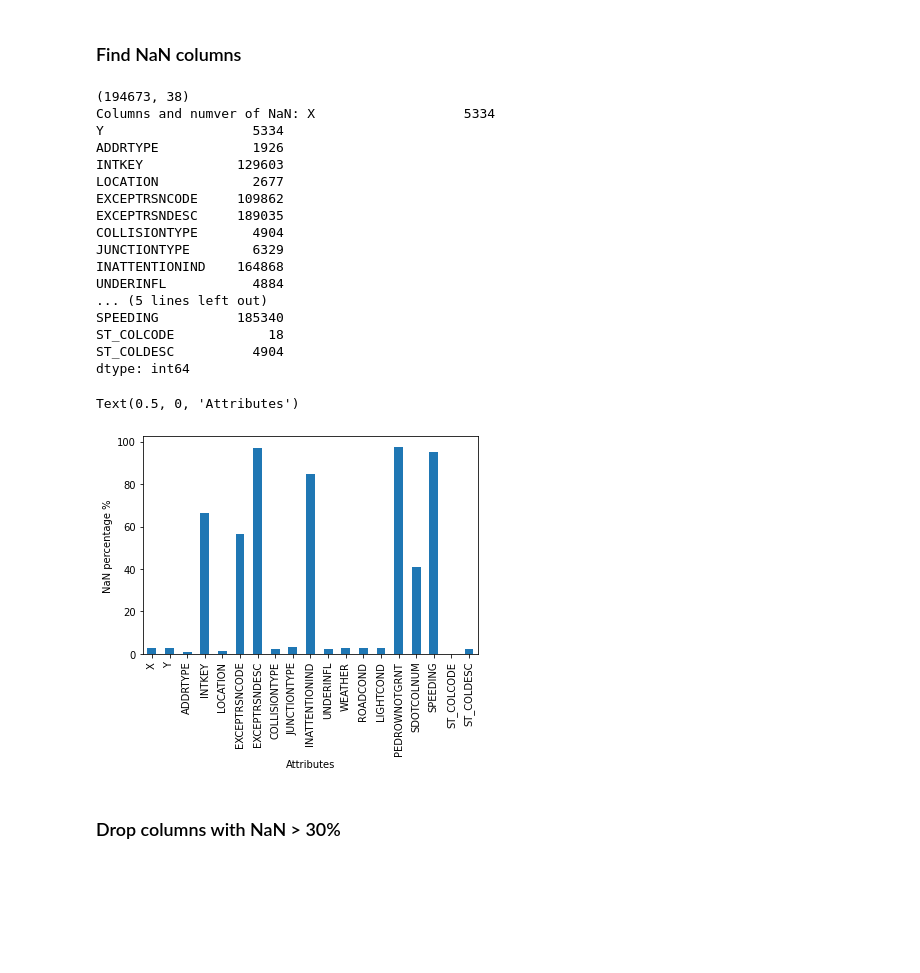
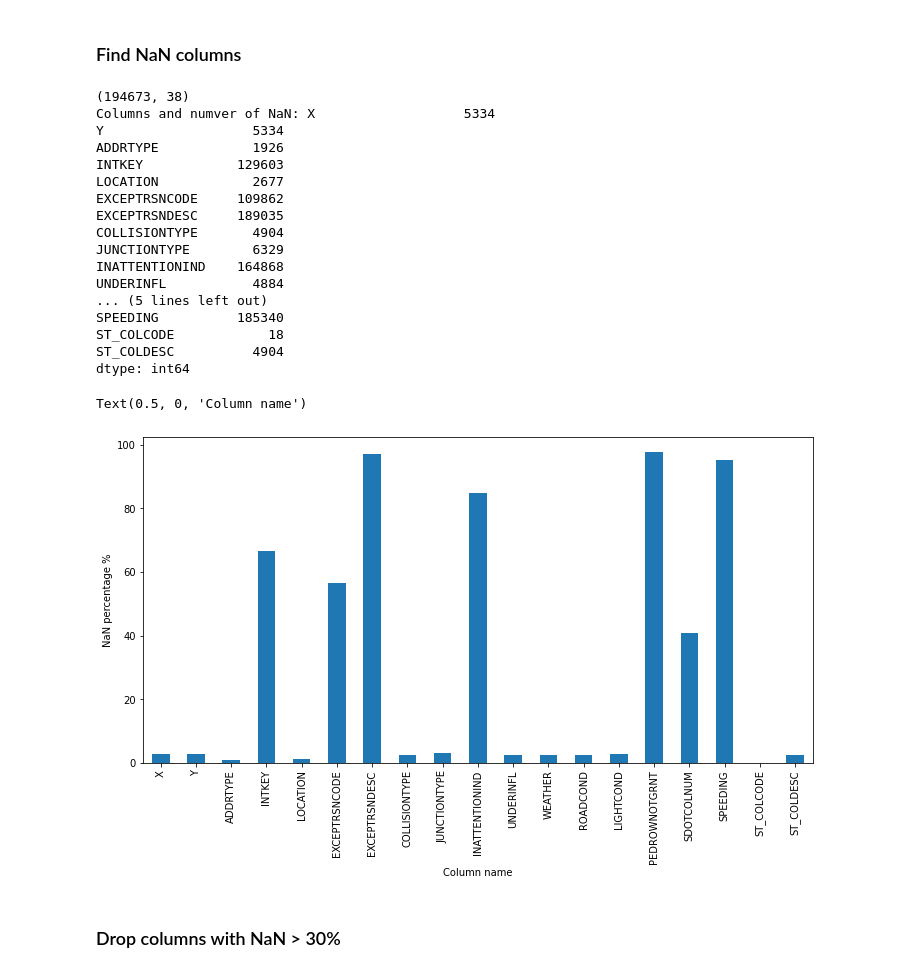
Before and after one commit to wgwei/Coursera_Capstone, a Jupyter notebook: Project_capstone.ipynb, the cells around one changed output. Saved outputs shown, nothing was run; the diff lists cells and outputs as text; code cells hidden in the pictures; blank space fills up the shorter version.

```diff
--- a/Project_capstone.ipynb
+++ b/Project_capstone.ipynb
@@ -16,36 +16,37 @@ import matplotlib.pylab as plt
 # print(df.info())
 # print(df["ROADCOND"].isnull().sum())
 
 #==========
 # find columns with NaN
 print(df.shape)
 columns_with_nan = df.columns[df.isnull().any()].tolist()
 num_of_na = df[columns_with_nan].isnull().sum()
 print("Columns and numver of NaN:", num_of_na)
 na_percentage = num_of_na/df.shape[0]*100
+plt.figure(figsize=[12,6])
 na_percentage.plot.bar()
 plt.ylabel("NaN percentage %")
-plt.xlabel("Attributes")
+plt.xlabel("Column name")
 # %% [output]
 (194673, 38)
 Columns and numver of NaN: X                   5334
 Y                   5334
 ADDRTYPE            1926
 INTKEY            129603
 LOCATION            2677
 EXCEPTRSNCODE     109862
 EXCEPTRSNDESC     189035
 COLLISIONTYPE       4904
 JUNCTIONTYPE        6329
 INATTENTIONIND    164868
 UNDERINFL           4884
 ... (5 lines left out)
 SPEEDING          185340
 ST_COLCODE            18
 ST_COLDESC          4904
 dtype: int64
-Text(0.5, 0, 'Attributes')
+Text(0.5, 0, 'Column name')
-[figure, old version]
+[figure, new version]
 # %% [markdown]
 ### Drop columns with NaN > 30%
 # %%
```
Also changed, not shown: parts of 15 cells of this notebook.
